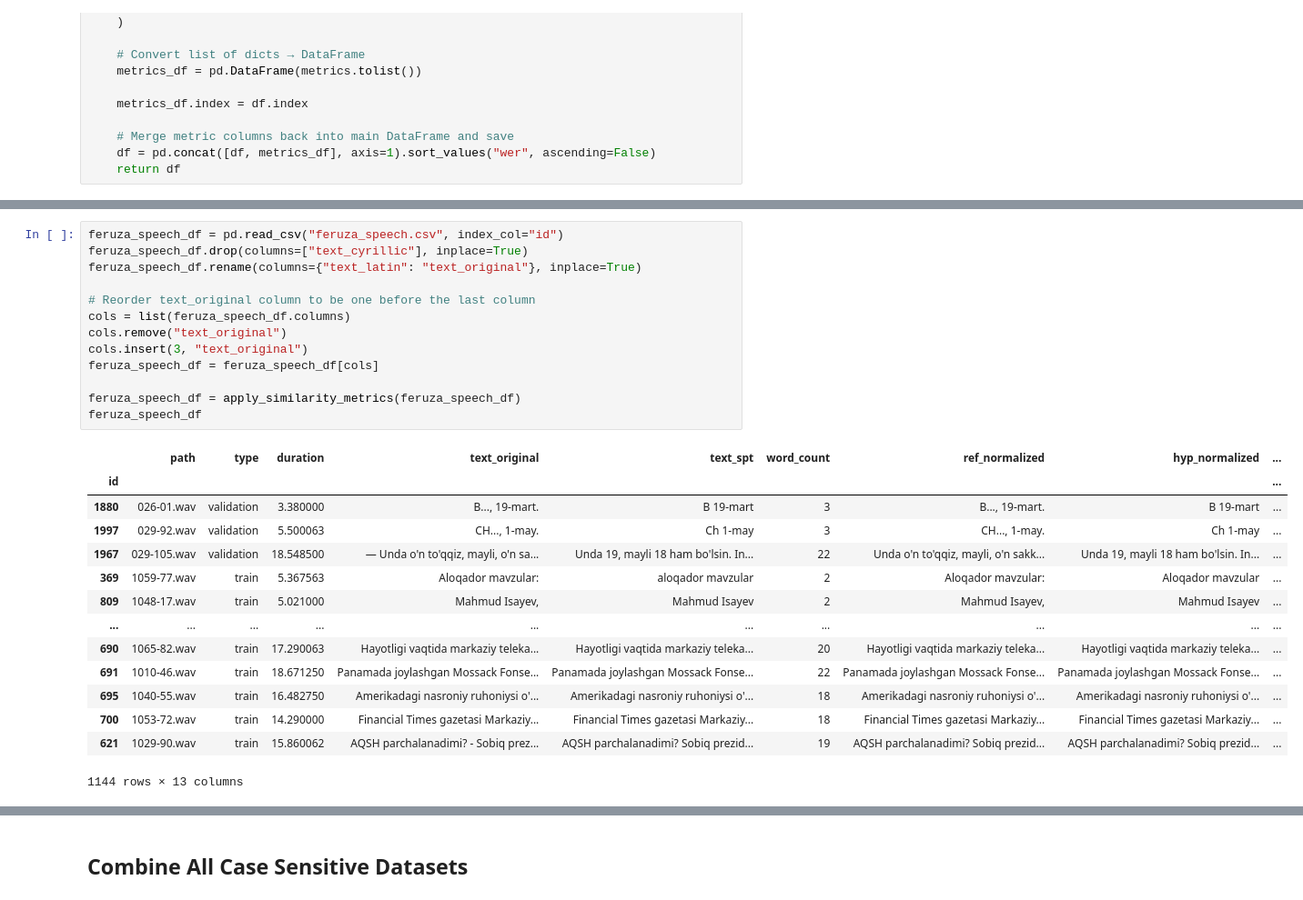
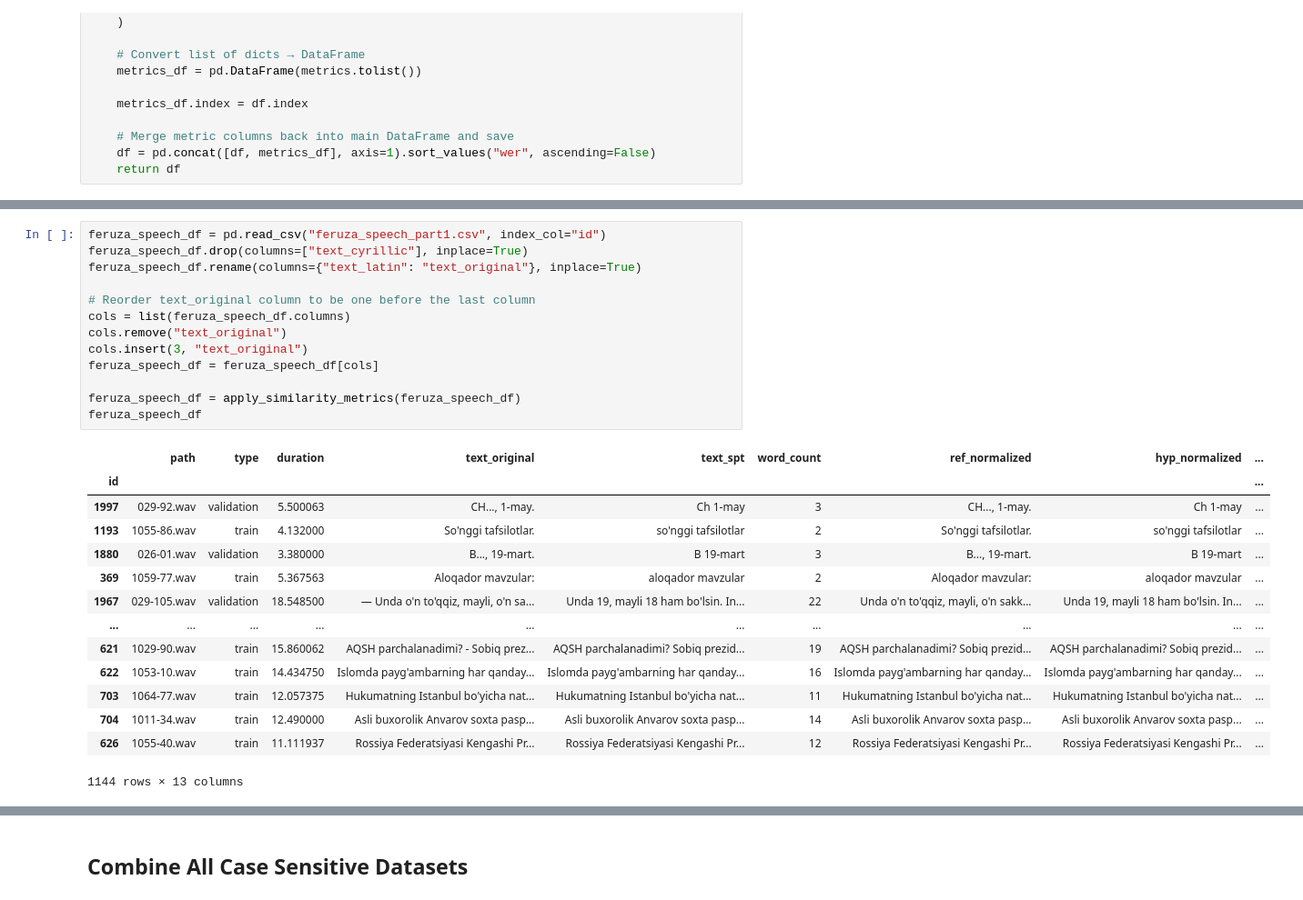
Before and after one commit to HaidarChaito/uzbek-automatic-speech-recognition, a Jupyter notebook: notebooks/combine_sampled_datasets.ipynb, the cells around one changed output, grey strips where cells are left out. Shown at 91% size. Saved outputs shown, nothing was run; the diff lists cells and outputs as text.

```diff
--- a/notebooks/combine_sampled_datasets.ipynb
+++ b/notebooks/combine_sampled_datasets.ipynb
@@ -49,31 +49,31 @@ usc_df
 6113 rows × 14 columns
 # %%
-feruza_speech_df = pd.read_csv("feruza_speech.csv", index_col="id")
+feruza_speech_df = pd.read_csv("feruza_speech_part1.csv", index_col="id")
 feruza_speech_df.drop(columns=["text_cyrillic"], inplace=True)
 feruza_speech_df.rename(columns={"text_latin": "text_original"}, inplace=True)
 
 # Reorder text_original column to be one before the last column
 cols = list(feruza_speech_df.columns)
 cols.remove("text_original")
 cols.insert(3, "text_original")
 feruza_speech_df = feruza_speech_df[cols]
 
 feruza_speech_df = apply_similarity_metrics(feruza_speech_df)
 feruza_speech_df
 # %% [output]
 |  | path | type | duration | text_original | text_spt | word_count | ref_normalized | hyp_normalized | ... |
 | id |  |  |  |  |  |  |  |  | ... |
+| 1997 | 029-92.wav | validation | 5.500063 | CH..., 1-may. | Ch 1-may | 3 | CH..., 1-may. | Ch 1-may | ... |
+| 1193 | 1055-86.wav | train | 4.132000 | So'nggi tafsilotlar. | so'nggi tafsilotlar | 2 | So'nggi tafsilotlar. | so'nggi tafsilotlar | ... |
 | 1880 | 026-01.wav | validation | 3.380000 | B..., 19-mart. | B 19-mart | 3 | B..., 19-mart. | B 19-mart | ... |
-| 1997 | 029-92.wav | validation | 5.500063 | CH..., 1-may. | Ch 1-may | 3 | CH..., 1-may. | Ch 1-may | ... |
+| 369 | 1059-77.wav | train | 5.367563 | Aloqador mavzular: | aloqador mavzular | 2 | Aloqador mavzular: | aloqador mavzular | ... |
 | 1967 | 029-105.wav | validation | 18.548500 | — Unda o'n to'qqiz, mayli, o'n sa... | Unda 19, mayli 18 ham bo'lsin. In... | 22 | Unda o'n to'qqiz, mayli, o'n sakk... | Unda 19, mayli 18 ham bo'lsin. In... | ... |
-| 369 | 1059-77.wav | train | 5.367563 | Aloqador mavzular: | aloqador mavzular | 2 | Aloqador mavzular: | Aloqador mavzular | ... |
-| 809 | 1048-17.wav | train | 5.021000 | Mahmud Isayev, | Mahmud Isayev | 2 | Mahmud Isayev, | Mahmud Isayev | ... |
 | ... | ... | ... | ... | ... | ... | ... | ... | ... | ... |
-| 690 | 1065-82.wav | train | 17.290063 | Hayotligi vaqtida markaziy teleka... | Hayotligi vaqtida markaziy teleka... | 20 | Hayotligi vaqtida markaziy teleka... | Hayotligi vaqtida markaziy teleka... | ... |
-| 691 | 1010-46.wav | train | 18.671250 | Panamada joylashgan Mossack Fonse... | Panamada joylashgan Mossack Fonse... | 22 | Panamada joylashgan Mossack Fonse... | Panamada joylashgan Mossack Fonse... | ... |
-| 695 | 1040-55.wav | train | 16.482750 | Amerikadagi nasroniy ruhoniysi o'... | Amerikadagi nasroniy ruhoniysi o'... | 18 | Amerikadagi nasroniy ruhoniysi o'... | Amerikadagi nasroniy ruhoniysi o'... | ... |
-| 700 | 1053-72.wav | train | 14.290000 | Financial Times gazetasi Markaziy... | Financial Times gazetasi Markaziy... | 18 | Financial Times gazetasi Markaziy... | Financial Times gazetasi Markaziy... | ... |
 | 621 | 1029-90.wav | train | 15.860062 | AQSH parchalanadimi? - Sobiq prez... | AQSH parchalanadimi? Sobiq prezid... | 19 | AQSH parchalanadimi? Sobiq prezid... | AQSH parchalanadimi? Sobiq prezid... | ... |
+| 622 | 1053-10.wav | train | 14.434750 | Islomda payg'ambarning har qanday... | Islomda payg'ambarning har qanday... | 16 | Islomda payg'ambarning har qanday... | Islomda payg'ambarning har qanday... | ... |
+| 703 | 1064-77.wav | train | 12.057375 | Hukumatning Istanbul bo'yicha nat... | Hukumatning Istanbul bo'yicha nat... | 11 | Hukumatning Istanbul bo'yicha nat... | Hukumatning Istanbul bo'yicha nat... | ... |
+| 704 | 1011-34.wav | train | 12.490000 | Asli buxorolik Anvarov soxta pasp... | Asli buxorolik Anvarov soxta pasp... | 14 | Asli buxorolik Anvarov soxta pasp... | Asli buxorolik Anvarov soxta pasp... | ... |
+| 626 | 1055-40.wav | train | 11.111937 | Rossiya Federatsiyasi Kengashi Pr... | Rossiya Federatsiyasi Kengashi Pr... | 12 | Rossiya Federatsiyasi Kengashi Pr... | Rossiya Federatsiyasi Kengashi Pr... | ... |
 1144 rows × 13 columns
 # %%
 mask = feruza_speech_df["wer"] > 0.0
```
Also changed, not shown: parts of 20 cells of this notebook, 2 other files.
